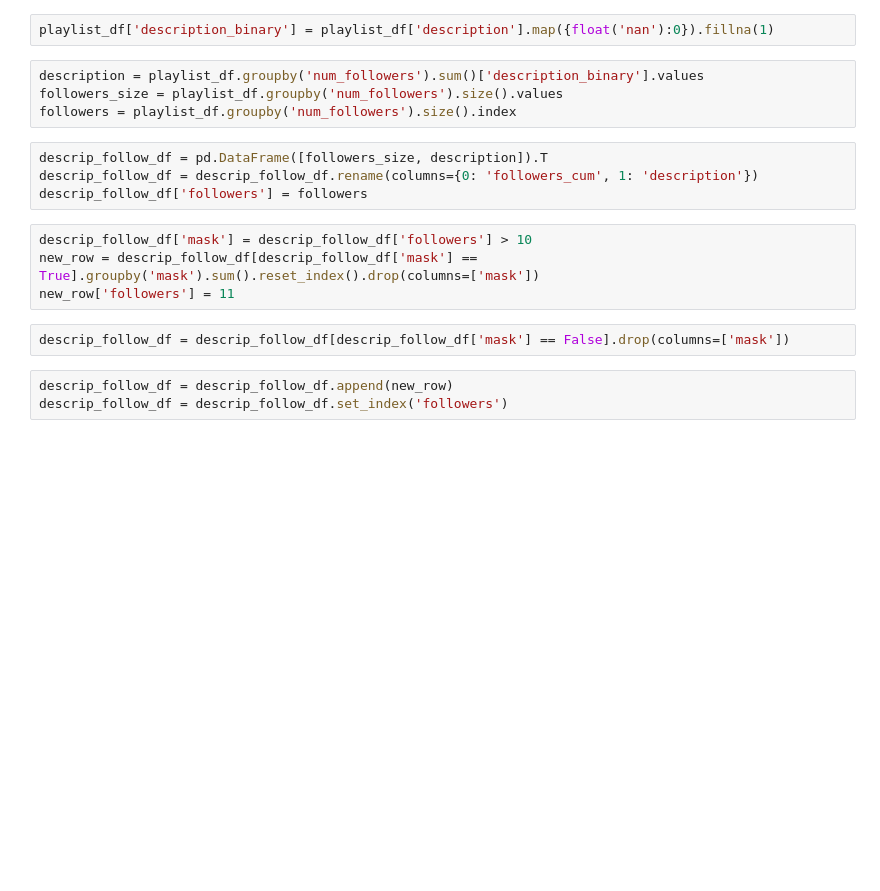
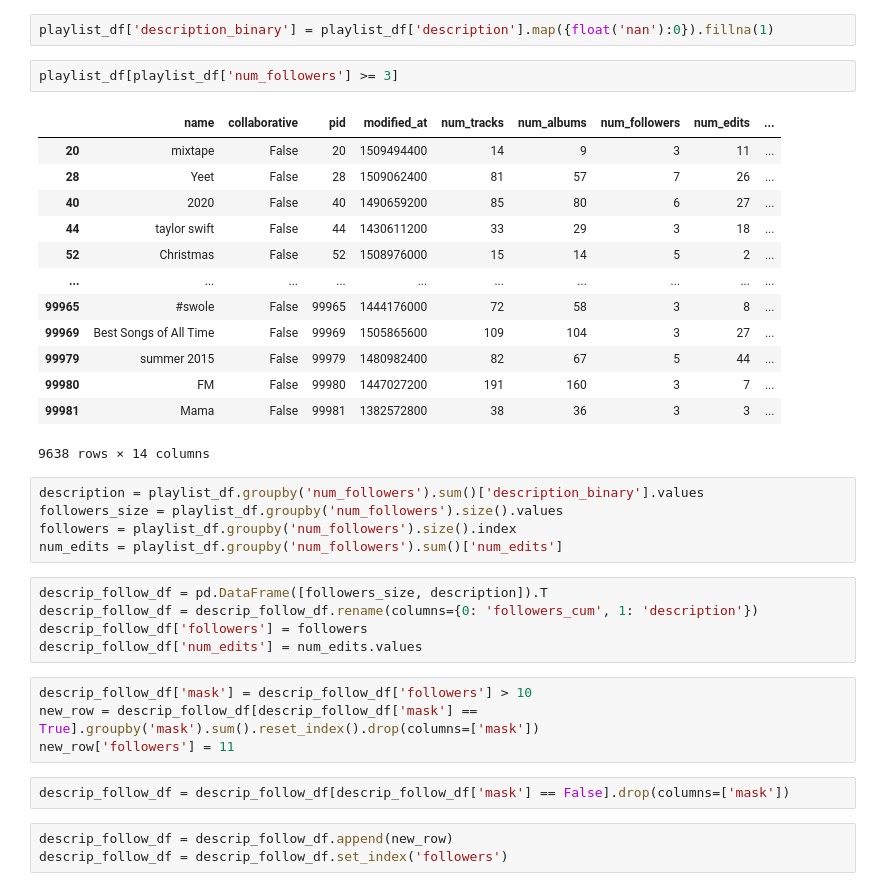
Before and after one commit to JSchmiegel/DataLiteracyProject, a Jupyter notebook: exp/exp_(un)pop.ipynb, the cells around one changed output. Drawn from its saved outputs; the diff is of its cells as text; blank space fills up the shorter version.

```diff
--- a/exp/exp_(un)pop.ipynb
+++ b/exp/exp_(un)pop.ipynb
@@ -163,13 +153,31 @@ plt.show()
 # %%
 playlist_df['description_binary'] = playlist_df['description'].map({float('nan'):0}).fillna(1)
+# %%
+playlist_df[playlist_df['num_followers'] >= 3]
+# %% [output]
+|  | name | collaborative | pid | modified_at | num_tracks | num_albums | num_followers | num_edits | ... |
+| 20 | mixtape | False | 20 | 1509494400 | 14 | 9 | 3 | 11 | ... |
+| 28 | Yeet | False | 28 | 1509062400 | 81 | 57 | 7 | 26 | ... |
+| 40 | 2020 | False | 40 | 1490659200 | 85 | 80 | 6 | 27 | ... |
+| 44 | taylor swift | False | 44 | 1430611200 | 33 | 29 | 3 | 18 | ... |
+| 52 | Christmas | False | 52 | 1508976000 | 15 | 14 | 5 | 2 | ... |
+| ... | ... | ... | ... | ... | ... | ... | ... | ... | ... |
+| 99965 | #swole | False | 99965 | 1444176000 | 72 | 58 | 3 | 8 | ... |
+| 99969 | Best Songs of All Time | False | 99969 | 1505865600 | 109 | 104 | 3 | 27 | ... |
+| 99979 | summer 2015 | False | 99979 | 1480982400 | 82 | 67 | 5 | 44 | ... |
+| 99980 | FM | False | 99980 | 1447027200 | 191 | 160 | 3 | 7 | ... |
+| 99981 | Mama | False | 99981 | 1382572800 | 38 | 36 | 3 | 3 | ... |
+9638 rows × 14 columns
 # %%
 description = playlist_df.groupby('num_followers').sum()['description_binary'].values
 followers_size = playlist_df.groupby('num_followers').size().values
 followers = playlist_df.groupby('num_followers').size().index
+num_edits = playlist_df.groupby('num_followers').sum()['num_edits']
 # %%
 descrip_follow_df = pd.DataFrame([followers_size, description]).T
 descrip_follow_df = descrip_follow_df.rename(columns={0: 'followers_cum', 1: 'description'})
 descrip_follow_df['followers'] = followers
+descrip_follow_df['num_edits'] = num_edits.values
 # %%
 descrip_follow_df['mask'] = descrip_follow_df['followers'] > 10
 new_row = descrip_follow_df[descrip_follow_df['mask'] == True].groupby('mask').sum().reset_index().drop(columns=['mask'])
```
Also changed, not shown: parts of 10 cells of this notebook, 4 other files.
